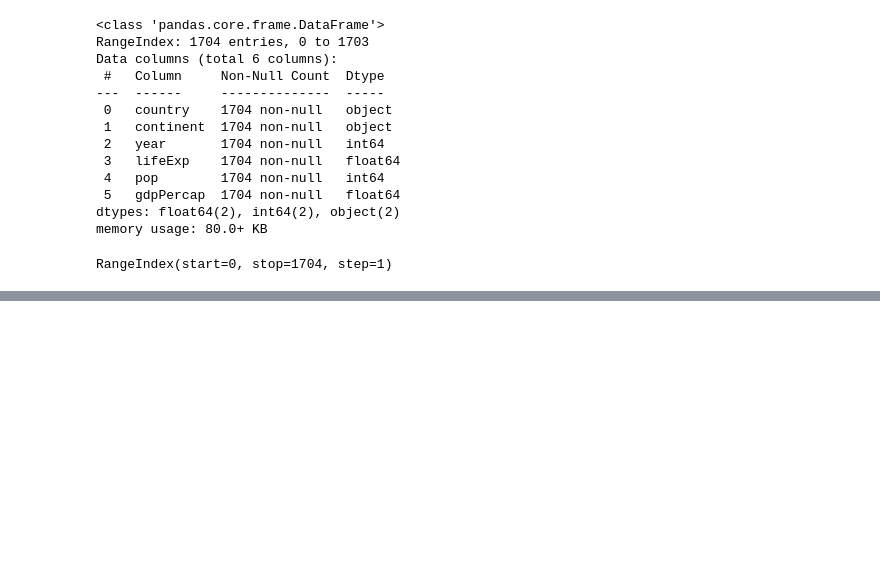
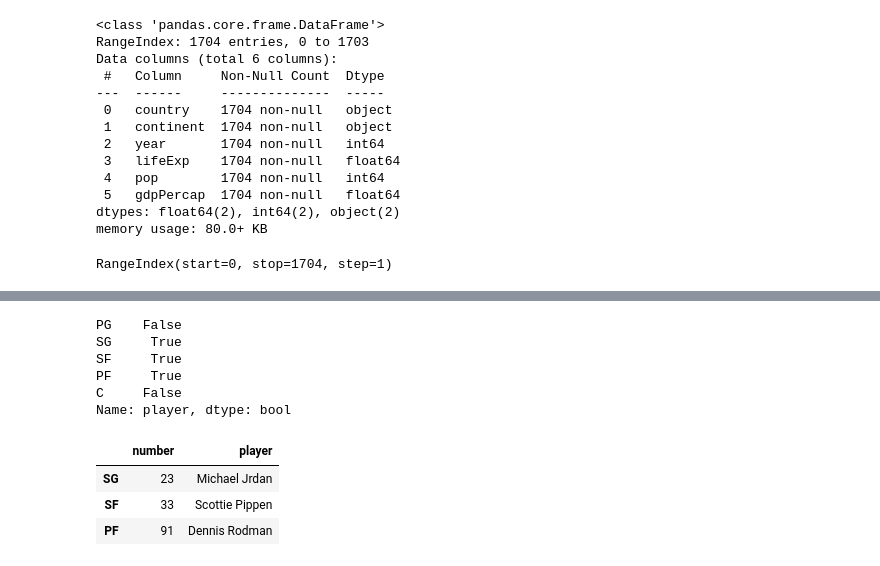
Before and after one commit to astalee812/Python-Practice, a Jupyter notebook: Data Science in Action.ipynb, the cells around one changed output, grey strips where cells are left out. Drawn from its saved outputs; the diff is of its cells as text; code cells hidden in the pictures; blank space fills up the shorter version.

```diff
--- a/Data Science in Action.ipynb
+++ b/Data Science in Action.ipynb
@@ -184,0 +223,15 @@ RangeIndex(start=0, stop=1704, step=1)
+# %%
+is_trio = df["player"].isin(["Michael Jrdan", "Scottie Pippen", "Dennis Rodman"]) #透過球員姓名
+print(is_trio)
+df[is_trio]
+# %% [output]
+PG    False
+SG     True
+SF     True
+PF     True
+C     False
+Name: player, dtype: bool
+|  | number | player |
+| SG | 23 | Michael Jrdan |
+| SF | 33 | Scottie Pippen |
+| PF | 91 | Dennis Rodman |
```
Also changed, not shown: parts of 3 cells of this notebook.
